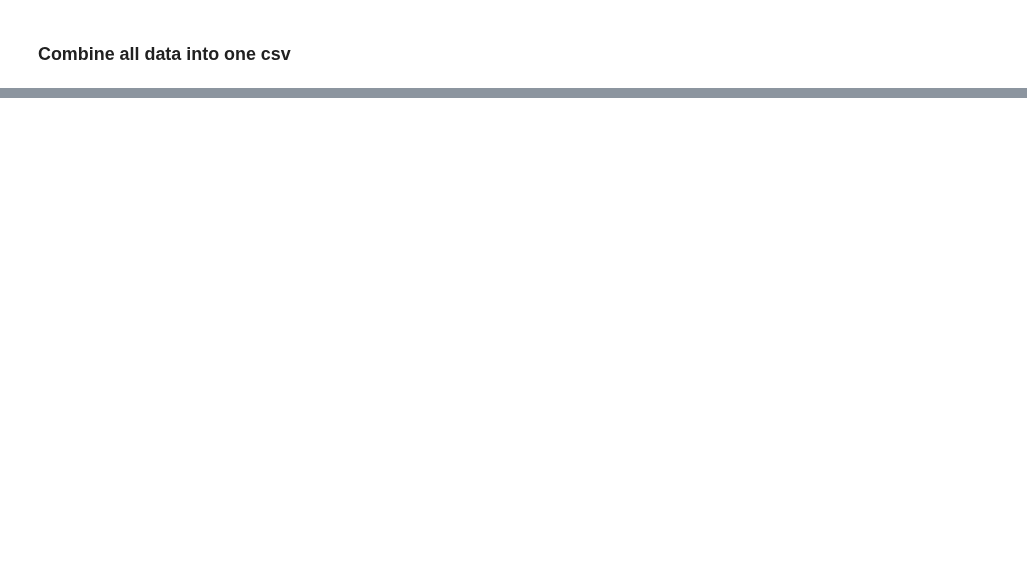
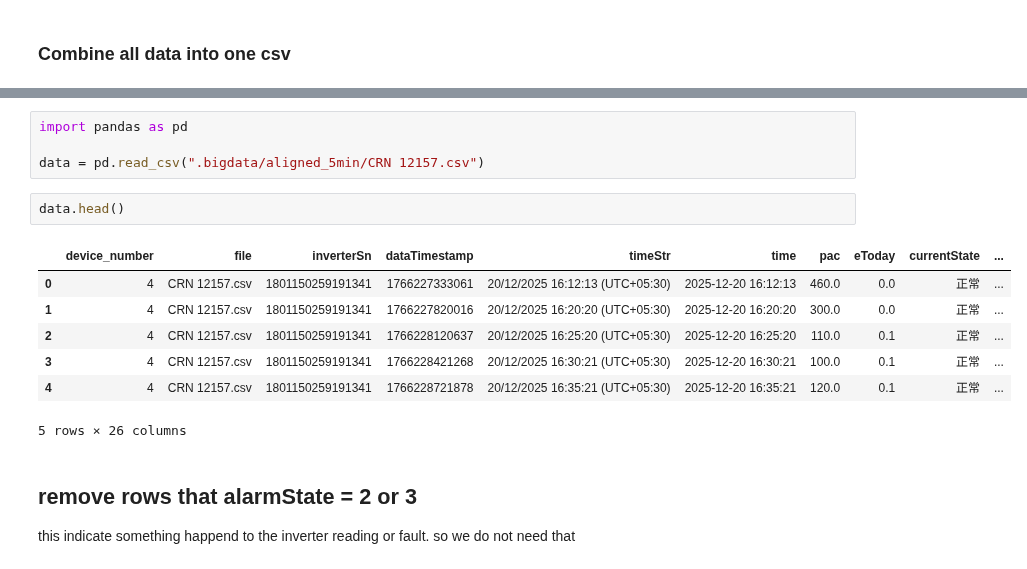
Before and after one commit to the-predictiors-sllit/J26-DS-323, a Jupyter notebook: experiments/pasan/preprocessing/preprocessing.ipynb, the cells around one changed output, grey strips where cells are left out. Cells and saved outputs as stored; diff of their text form; blank space fills up the shorter version.

```diff
--- a/experiments/pasan/preprocessing/preprocessing.ipynb
+++ b/experiments/pasan/preprocessing/preprocessing.ipynb
@@ -284,0 +488,18 @@ C:\Users\pkmpp\Documents\GitHub\J26-DS-323\experiments\pasan\preprocessing\.char
+# %%
+import pandas as pd
+
+data = pd.read_csv(".bigdata/aligned_5min/CRN 12157.csv")
+# %%
+data.head()
+# %% [output]
+|  | device_number | file | inverterSn | dataTimestamp | timeStr | time | pac | eToday | currentState | ... |
+| 0 | 4 | CRN 12157.csv | 1801150259191341 | 1766227333061 | 20/12/2025 16:12:13 (UTC+05:30) | 2025-12-20 16:12:13 | 460.0 | 0.0 | 正常 | ... |
+| 1 | 4 | CRN 12157.csv | 1801150259191341 | 1766227820016 | 20/12/2025 16:20:20 (UTC+05:30) | 2025-12-20 16:20:20 | 300.0 | 0.0 | 正常 | ... |
+| 2 | 4 | CRN 12157.csv | 1801150259191341 | 1766228120637 | 20/12/2025 16:25:20 (UTC+05:30) | 2025-12-20 16:25:20 | 110.0 | 0.1 | 正常 | ... |
+| 3 | 4 | CRN 12157.csv | 1801150259191341 | 1766228421268 | 20/12/2025 16:30:21 (UTC+05:30) | 2025-12-20 16:30:21 | 100.0 | 0.1 | 正常 | ... |
+| 4 | 4 | CRN 12157.csv | 1801150259191341 | 1766228721878 | 20/12/2025 16:35:21 (UTC+05:30) | 2025-12-20 16:35:21 | 120.0 | 0.1 | 正常 | ... |
+5 rows × 26 columns
+# %% [markdown]
+## remove rows that alarmState = 2 or 3
+
+this indicate something happend to the inverter reading or fault. so we do not need that
```
Also changed, not shown: parts of 16 cells of this notebook, 1 other file.
